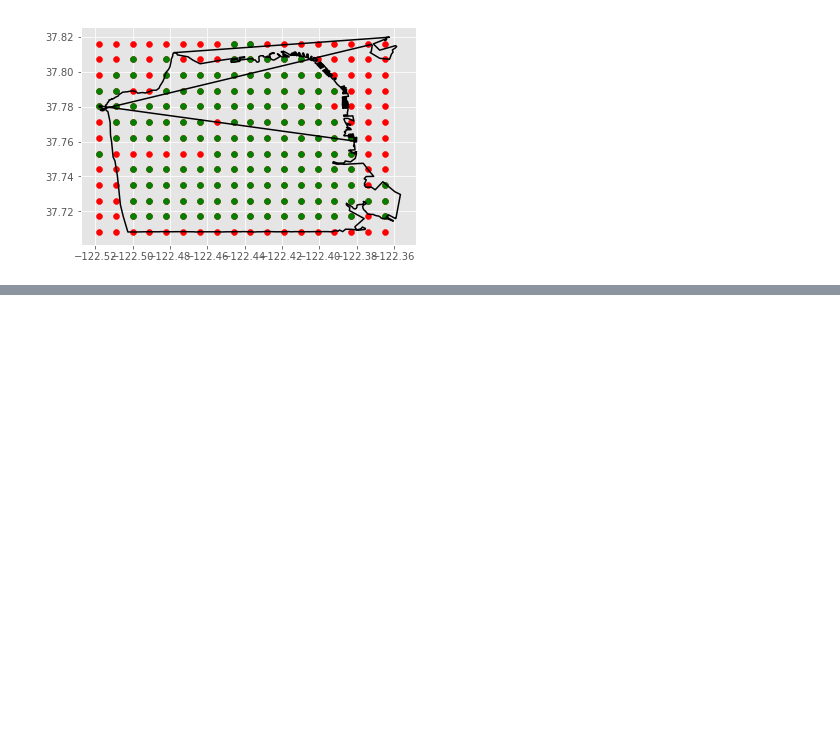
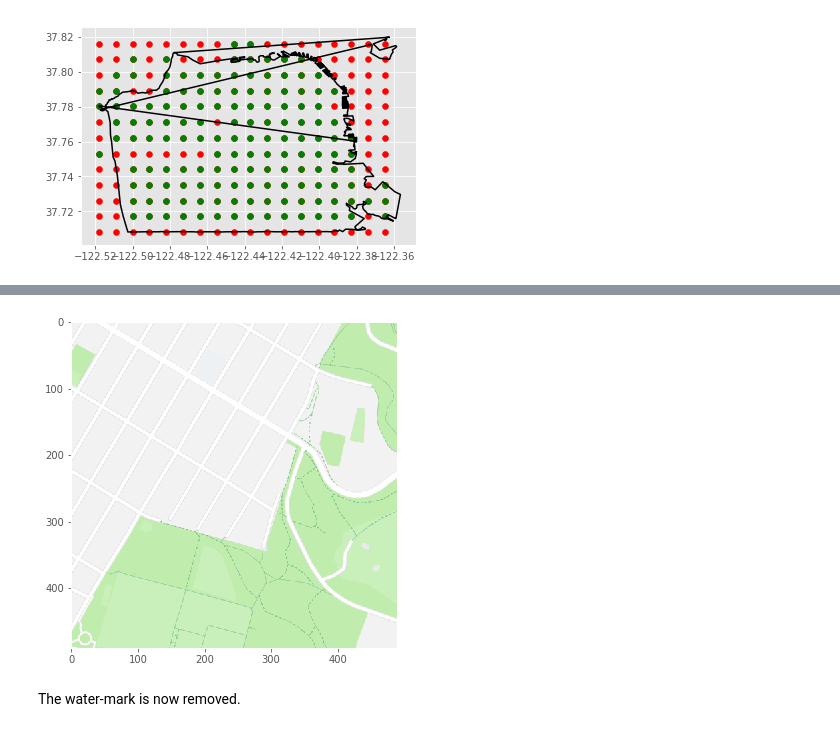
Before and after one commit to gokul-krishna/U-Net-Road-Detection, a Jupyter notebook: get_map_data.ipynb, the cells around one changed output, grey strips where cells are left out. Drawn from its saved outputs; the diff is of its cells as text; code cells hidden in the pictures; blank space fills up the shorter version.

```diff
--- a/get_map_data.ipynb
+++ b/get_map_data.ipynb
@@ -220,0 +316,8 @@ plt.scatter(grids_sf_in[:, 1], grids_sf_in[:, 0], c='g')
+# %%
+im = read_image('data/sanfrancisco/road/86.png')
+plt.imshow(im)
+plt.grid(False)
+# %% [output]
+[figure, added]
+# %% [markdown]
+The water-mark is now removed.
```
Also changed, not shown: parts of 23 cells of this notebook, 2 other files.
